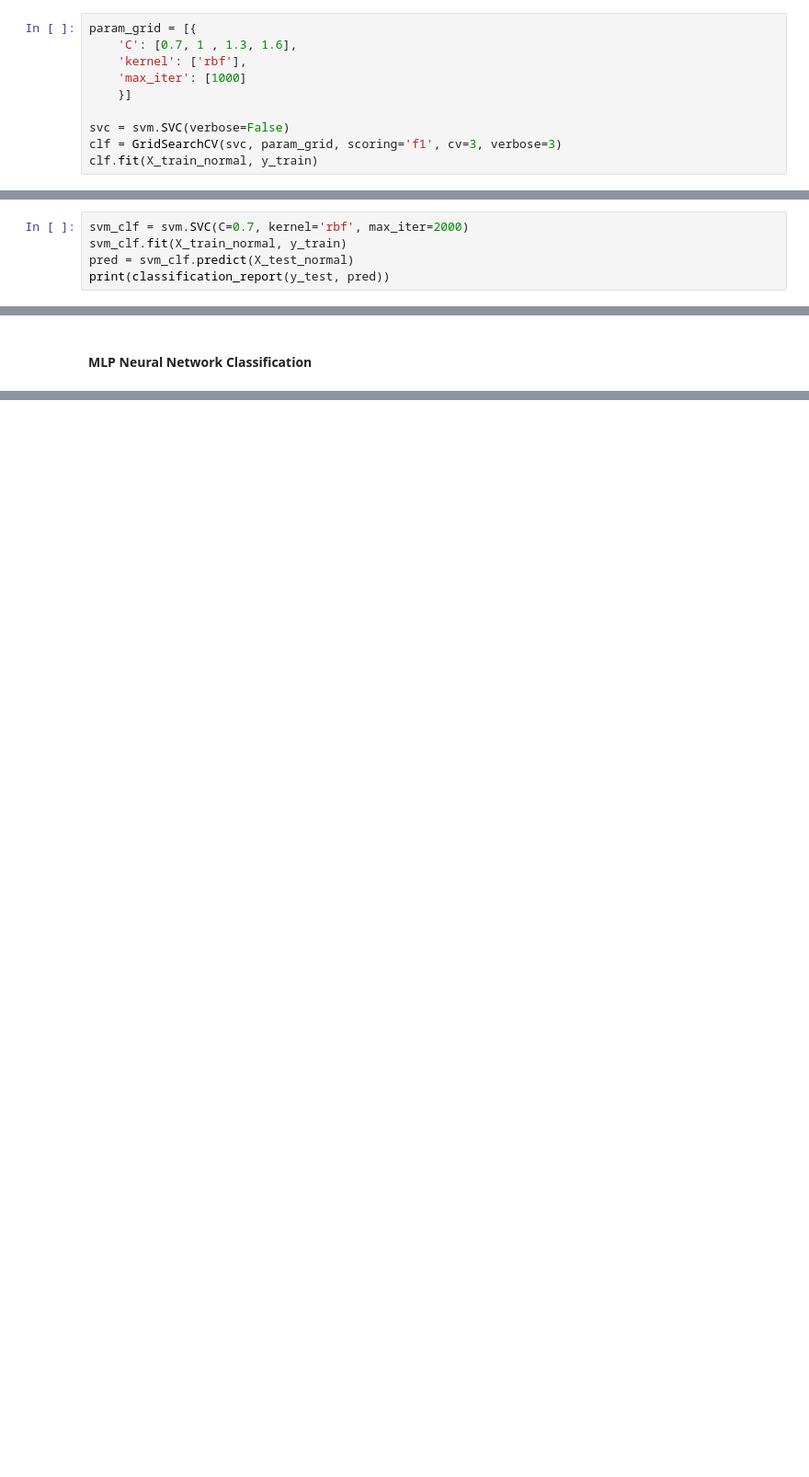
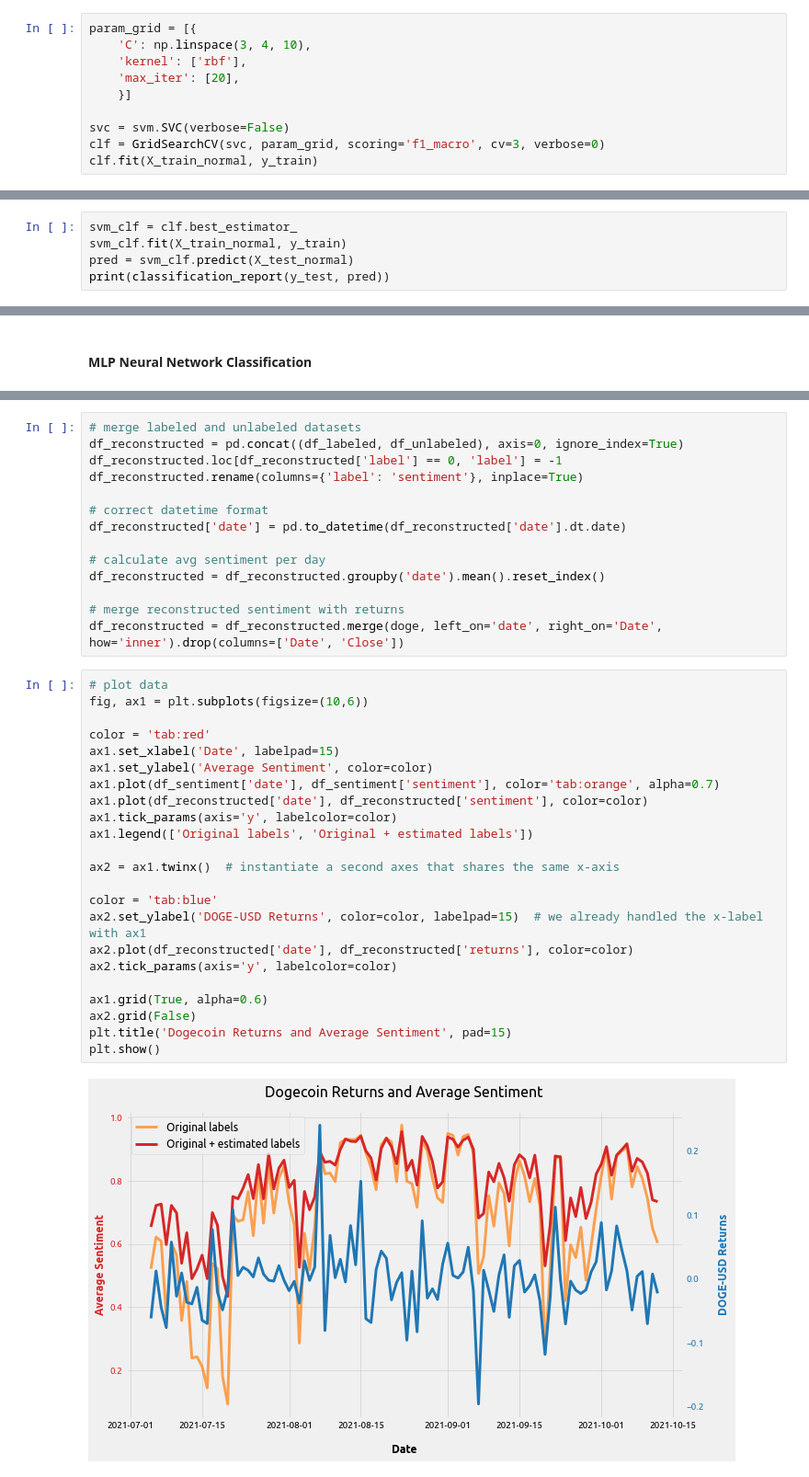
Before and after one commit to daniel-deutsch/FTD, a Jupyter notebook: Data Science/project/data_analysis.ipynb, the cells around one changed output, grey strips where cells are left out. Shown: that part at 92% size. Drawn from its saved outputs; the diff is of its cells as text; blank space fills up the shorter version.

```diff
--- a/Data Science/project/data_analysis.ipynb
+++ b/Data Science/project/data_analysis.ipynb
@@ -377,12 +373,12 @@ X_test_normal = scaler.transform(X_test)
 #### SVM Classification
 # %%
 param_grid = [{
-    'C': [0.7, 1 , 1.3, 1.6],
+    'C': np.linspace(3, 4, 10),
     'kernel': ['rbf'],
-    'max_iter': [1000]
+    'max_iter': [20],
     }]
 
 svc = svm.SVC(verbose=False)
-clf = GridSearchCV(svc, param_grid, scoring='f1', cv=3, verbose=3)
+clf = GridSearchCV(svc, param_grid, scoring='f1_macro', cv=3, verbose=0)
 clf.fit(X_train_normal, y_train)
 # %% [output]
@@ -417,5 +411,5 @@ F1-Score: 0.815 (+/-0.142) for {'C': 1.6, 'kernel': 'rbf', 'max_iter': 1000}
 # %%
-svm_clf = svm.SVC(C=0.7, kernel='rbf', max_iter=2000)
+svm_clf = clf.best_estimator_
 svm_clf.fit(X_train_normal, y_train)
 pred = svm_clf.predict(X_test_normal)
 print(classification_report(y_test, pred))
@@ -492,0 +515,39 @@ weighted avg       0.87      0.89      0.85     47196
+# %%
+# merge labeled and unlabeled datasets
+df_reconstructed = pd.concat((df_labeled, df_unlabeled), axis=0, ignore_index=True)
+df_reconstructed.loc[df_reconstructed['label'] == 0, 'label'] = -1
+df_reconstructed.rename(columns={'label': 'sentiment'}, inplace=True)
+
+# correct datetime format
+df_reconstructed['date'] = pd.to_datetime(df_reconstructed['date'].dt.date)
+
+# calculate avg sentiment per day
+df_reconstructed = df_reconstructed.groupby('date').mean().reset_index()
+
+# merge reconstructed sentiment with returns
+df_reconstructed = df_reconstructed.merge(doge, left_on='date', right_on='Date', how='inner').drop(columns=['Date', 'Close'])
+# %%
+# plot data
+fig, ax1 = plt.subplots(figsize=(10,6))
+
+color = 'tab:red'
+ax1.set_xlabel('Date', labelpad=15)
+ax1.set_ylabel('Average Sentiment', color=color)
+ax1.plot(df_sentiment['date'], df_sentiment['sentiment'], color='tab:orange', alpha=0.7)
+ax1.plot(df_reconstructed['date'], df_reconstructed['sentiment'], color=color)
+ax1.tick_params(axis='y', labelcolor=color)
+ax1.legend(['Original labels', 'Original + estimated labels'])
+
+ax2 = ax1.twinx()  # instantiate a second axes that shares the same x-axis
+
+color = 'tab:blue'
+ax2.set_ylabel('DOGE-USD Returns', color=color, labelpad=15)  # we already handled the x-label with ax1
+ax2.plot(df_reconstructed['date'], df_reconstructed['returns'], color=color)
+ax2.tick_params(axis='y', labelcolor=color)
+
+ax1.grid(True, alpha=0.6)
+ax2.grid(False)
+plt.title('Dogecoin Returns and Average Sentiment', pad=15)
+plt.show()
+# %% [output]
+[figure, added]
```
Also changed, not shown: parts of 20 cells of this notebook, 3 other files.
